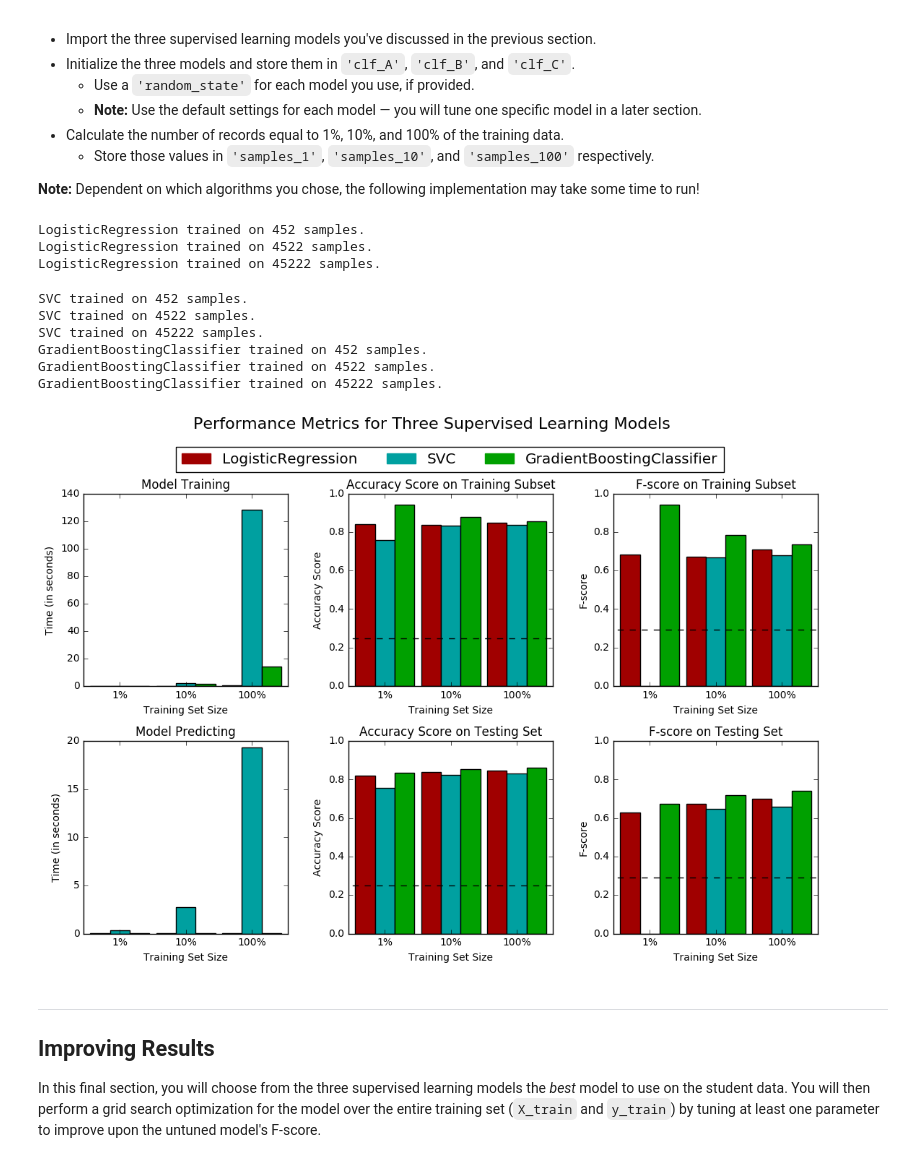
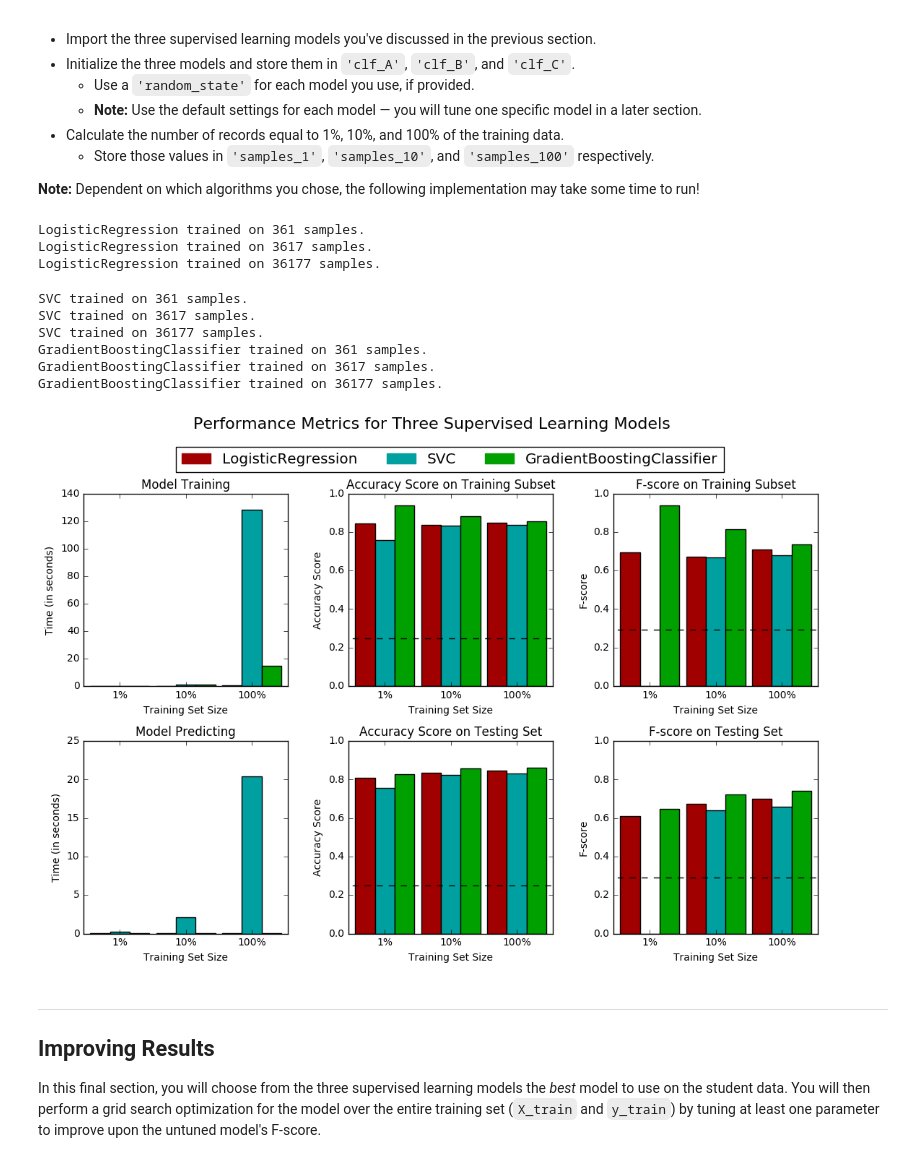
Before and after one commit to yanggangthu/machine-learning, a Jupyter notebook: projects/finding_donors/finding_donors.ipynb, the cells around one changed output. Cells and saved outputs as stored; diff of their text form; code cells hidden in the pictures.

```diff
--- a/projects/finding_donors/finding_donors.ipynb
+++ b/projects/finding_donors/finding_donors.ipynb
@@ -333,40 +333,40 @@ In the code cell, you will need to implement the following:
 # %%
 # TODO: Import the three supervised learning models from sklearn
 from sklearn import linear_model
 from sklearn import svm
 from sklearn import ensemble
 # TODO: Initialize the three models
-clf_A = linear_model.LogisticRegression()
+clf_A = linear_model.LogisticRegression(random_state=0)
 clf_B = svm.SVC(random_state=0)
 clf_C = ensemble.GradientBoostingClassifier(random_state=0)
 
 # TODO: Calculate the number of samples for 1%, 10%, and 100% of the training data
-samples_1 = n_records/100
-samples_10 = n_records/10
-samples_100 = n_records
+samples_1 = len(X_train)/100
+samples_10 = len(X_train)/10
+samples_100 = len(X_train)
 
 # Collect results on the learners
 results = {}
 for clf in [clf_A, clf_B, clf_C]:
     clf_name = clf.__class__.__name__
     results[clf_name] = {}
     for i, samples in enumerate([samples_1, samples_10, samples_100]):
         results[clf_name][i] = \
         train_predict(clf, samples, X_train, y_train, X_test, y_test)
 
 # Run metrics visualization for the three supervised learning models chosen
 vs.evaluate(results, accuracy, fscore)
 # %% [output]
-LogisticRegression trained on 452 samples.
-LogisticRegression trained on 4522 samples.
-LogisticRegression trained on 45222 samples.
+LogisticRegression trained on 361 samples.
+LogisticRegression trained on 3617 samples.
+LogisticRegression trained on 36177 samples.
-SVC trained on 452 samples.
-SVC trained on 4522 samples.
-SVC trained on 45222 samples.
-GradientBoostingClassifier trained on 452 samples.
-GradientBoostingClassifier trained on 4522 samples.
-GradientBoostingClassifier trained on 45222 samples.
+SVC trained on 361 samples.
+SVC trained on 3617 samples.
+SVC trained on 36177 samples.
+GradientBoostingClassifier trained on 361 samples.
+GradientBoostingClassifier trained on 3617 samples.
+GradientBoostingClassifier trained on 36177 samples.
-[figure, old version]
+[figure, new version]
 # %% [markdown]
 ----
 ## Improving Results
```
Also changed, not shown: 1 other file.
